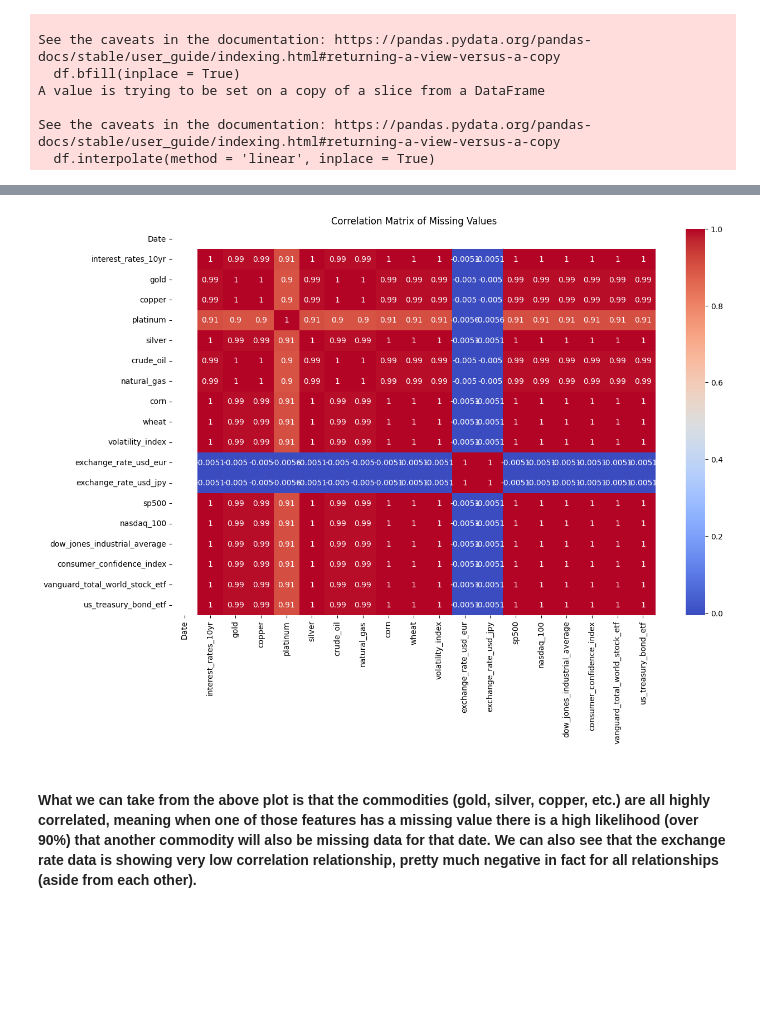
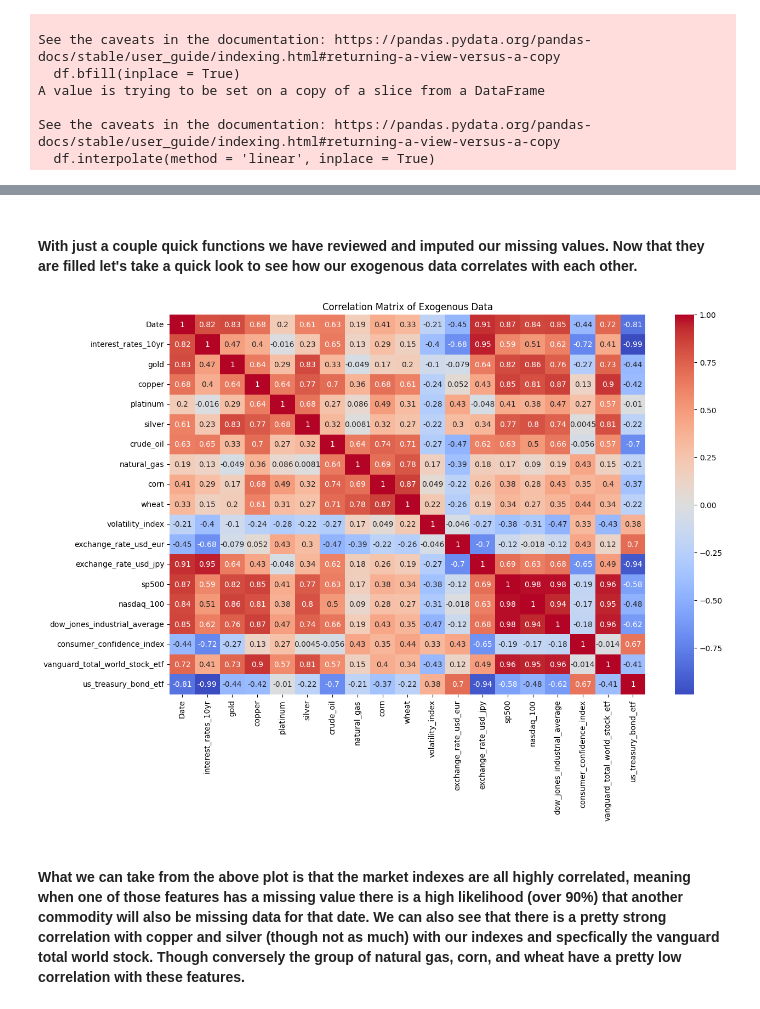
Before and after one commit to Taliwat/Portfolio-Proj-WK, a Jupyter notebook: DL-Strategies/utility_notebooks/core_stock_analysis.ipynb, the cells around one changed output, grey strips where cells are left out. Saved outputs shown, nothing was run; the diff lists cells and outputs as text; code cells hidden in the pictures; blank space fills up the shorter version.

Commit message:
minor fixes and edits, first cointegration and dec tree modeling ntbk completed.

```diff
--- a/DL-Strategies/utility_notebooks/core_stock_analysis.ipynb
+++ b/DL-Strategies/utility_notebooks/core_stock_analysis.ipynb
@@ -302,0 +367,34 @@ plt.show()
+# %%
+def check_missing_vals(df):
+    missing_data = df.isnull().sum()
+    missing_data = missing_data[missing_data > 0]
+    return missing_data
+
+# Just looking at the sample readout we can see we have at least one row of missing values, time to investigate!
+exo_df_missing = check_missing_vals(exo_df)
+print(exo_df_missing.isna().sum())
+
+
+
+def fill_missing_vals(df):
+    df.ffill(inplace = True)
+    df.bfill(inplace = True)
+    df.interpolate(method = 'linear', inplace = True)
+
+    return df
+
+# First, check for missing values
+missing_data = check_missing_vals(exo_df)
+print("Missing values before filling:")
+print(missing_data)
+
+# If there are missing values, fill them
+if not missing_data.empty:
+    print("Filling missing values...")
+    exo_df = fill_missing_vals(exo_df)
+    print("Missing values have been filled.")
+
+# Check for missing values after filling
+print("Checking missing values after filling:")
+missing_data_after = check_missing_vals(exo_df)
+print(missing_data_after)
@@ -303,11 +419,12 @@ plt.show()
+# %% [markdown]
+#### With just a couple quick functions we have reviewed and imputed our missing values.  Now that they are filled let's take a quick look to see how our exogenous data correlates with each other.
 # %%
 # Now let's plot the correlation matrix to see the relationship between missing values and their corresponding features.
-na_df = exo_df.isna().astype(int)
 plt.figure(figsize = (14,9))
-sns.heatmap(na_df.corr(), annot = True, cmap = 'coolwarm')
-plt.title('Correlation Matrix of Missing Values')
+sns.heatmap(exo_df.corr(), annot = True, cmap = 'coolwarm')
+plt.title('Correlation Matrix of Exogenous Data')
 plt.show()
 # %% [output]
-[figure, old version]
+[figure, new version]
 # %% [markdown]
-#### What we can take from the above plot is that the commodities (gold, silver, copper, etc.) are all highly correlated, meaning when one of those features has a missing value there is a high likelihood (over 90%) that another commodity will also be missing data for that date.  We can also see that the exchange rate data is showing very low correlation relationship, pretty much negative in fact for all relationships (aside from each other).
+#### What we can take from the above plot is that the market indexes are all highly correlated, meaning when one of those features has a missing value there is a high likelihood (over 90%) that another commodity will also be missing data for that date.  We can also see that there is a pretty strong correlation with copper and silver (though not as much) with our indexes and specfically the vanguard total world stock.  Though conversely the group of natural gas, corn, and wheat have a pretty low correlation with these features.
```
Also changed, not shown: parts of 14 cells of this notebook, 5 other files.
